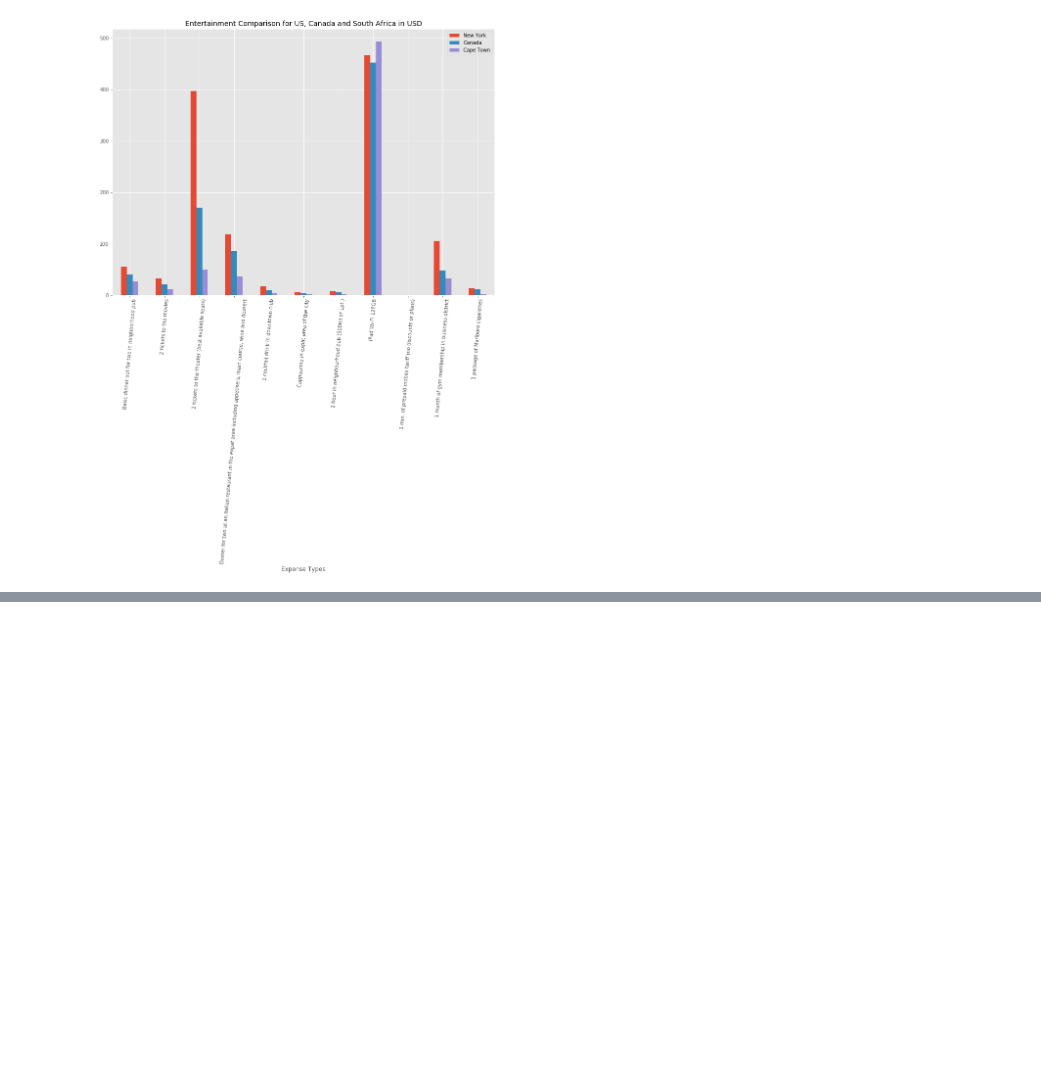
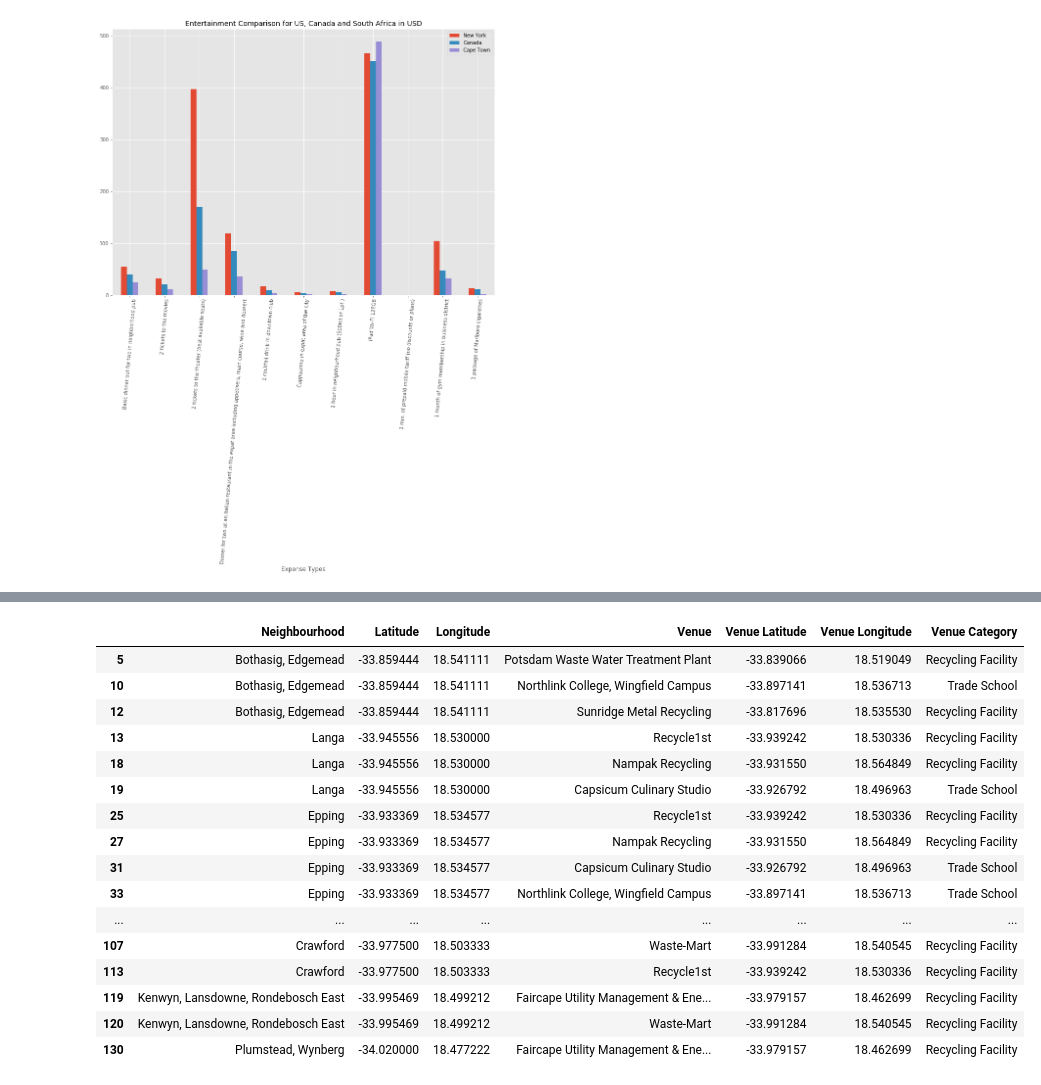
Before and after one commit to pieterdt1979/coursera_capstone, a Jupyter notebook: Capstone-Week4-5/Week4-Submission.ipynb, the cells around one changed output, grey strips where cells are left out. Saved outputs shown, nothing was run; the diff lists cells and outputs as text; code cells hidden in the pictures; blank space fills up the shorter version.

```diff
--- a/Capstone-Week4-5/Week4-Submission.ipynb
+++ b/Capstone-Week4-5/Week4-Submission.ipynb
@@ -550,0 +587,24 @@ cpt_map
+# %%
+# We can now map the recycling facilities and the Trade Schools
+cpt_rec_sch = cpt_cluster3_venues[(cpt_cluster3_venues['Venue Category'] == 'Recycling Facility') |
+                    (cpt_cluster3_venues['Venue Category'] == 'Trade School')]
+cpt_rec_sch.groupby(cpt_cluster3_venues['Venue Latitude'])
+cpt_rec_sch
+# %% [output]
+|  | Neighbourhood | Latitude | Longitude | Venue | Venue Latitude | Venue Longitude | Venue Category |
+| 5 | Bothasig, Edgemead | -33.859444 | 18.541111 | Potsdam Waste Water Treatment Plant | -33.839066 | 18.519049 | Recycling Facility |
+| 10 | Bothasig, Edgemead | -33.859444 | 18.541111 | Northlink College, Wingfield Campus | -33.897141 | 18.536713 | Trade School |
+| 12 | Bothasig, Edgemead | -33.859444 | 18.541111 | Sunridge Metal Recycling | -33.817696 | 18.535530 | Recycling Facility |
+| 13 | Langa | -33.945556 | 18.530000 | Recycle1st | -33.939242 | 18.530336 | Recycling Facility |
+| 18 | Langa | -33.945556 | 18.530000 | Nampak Recycling | -33.931550 | 18.564849 | Recycling Facility |
+| 19 | Langa | -33.945556 | 18.530000 | Capsicum Culinary Studio | -33.926792 | 18.496963 | Trade School |
+| 25 | Epping | -33.933369 | 18.534577 | Recycle1st | -33.939242 | 18.530336 | Recycling Facility |
+| 27 | Epping | -33.933369 | 18.534577 | Nampak Recycling | -33.931550 | 18.564849 | Recycling Facility |
+| 31 | Epping | -33.933369 | 18.534577 | Capsicum Culinary Studio | -33.926792 | 18.496963 | Trade School |
+| 33 | Epping | -33.933369 | 18.534577 | Northlink College, Wingfield Campus | -33.897141 | 18.536713 | Trade School |
+| ... | ... | ... | ... | ... | ... | ... | ... |
+| 107 | Crawford | -33.977500 | 18.503333 | Waste-Mart | -33.991284 | 18.540545 | Recycling Facility |
+| 113 | Crawford | -33.977500 | 18.503333 | Recycle1st | -33.939242 | 18.530336 | Recycling Facility |
+| 119 | Kenwyn, Lansdowne, Rondebosch East | -33.995469 | 18.499212 | Faircape Utility Management & Ene... | -33.979157 | 18.462699 | Recycling Facility |
+| 120 | Kenwyn, Lansdowne, Rondebosch East | -33.995469 | 18.499212 | Waste-Mart | -33.991284 | 18.540545 | Recycling Facility |
+| 130 | Plumstead, Wynberg | -34.020000 | 18.477222 | Faircape Utility Management & Ene... | -33.979157 | 18.462699 | Recycling Facility |
```
Also changed, not shown: parts of 41 cells of this notebook, 12 other files.
